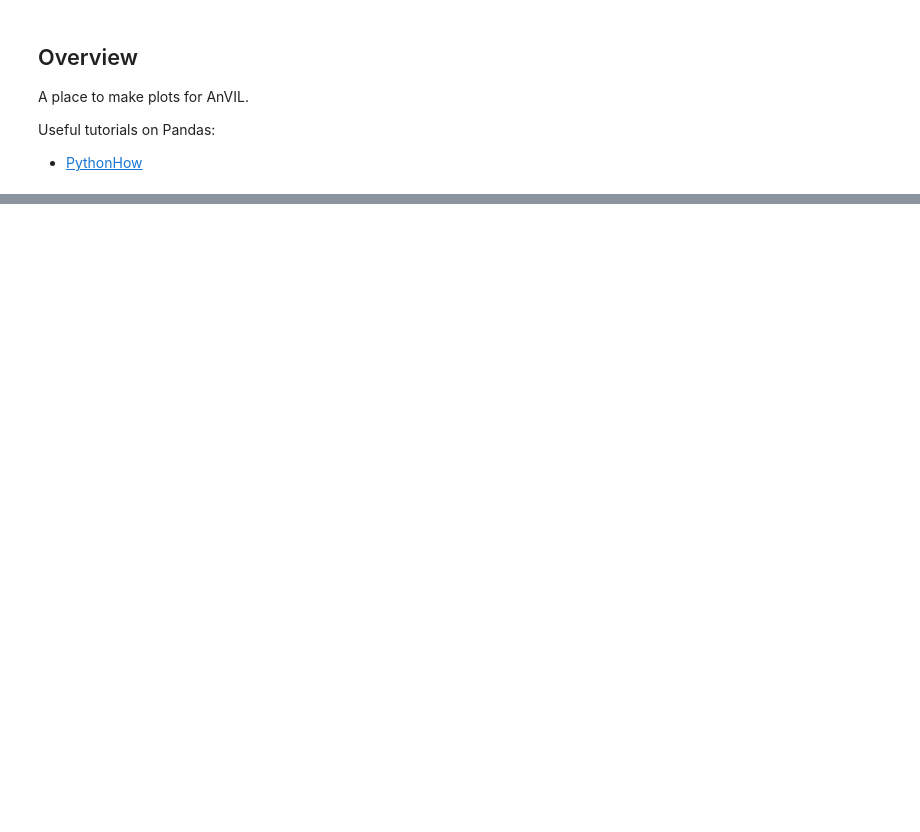
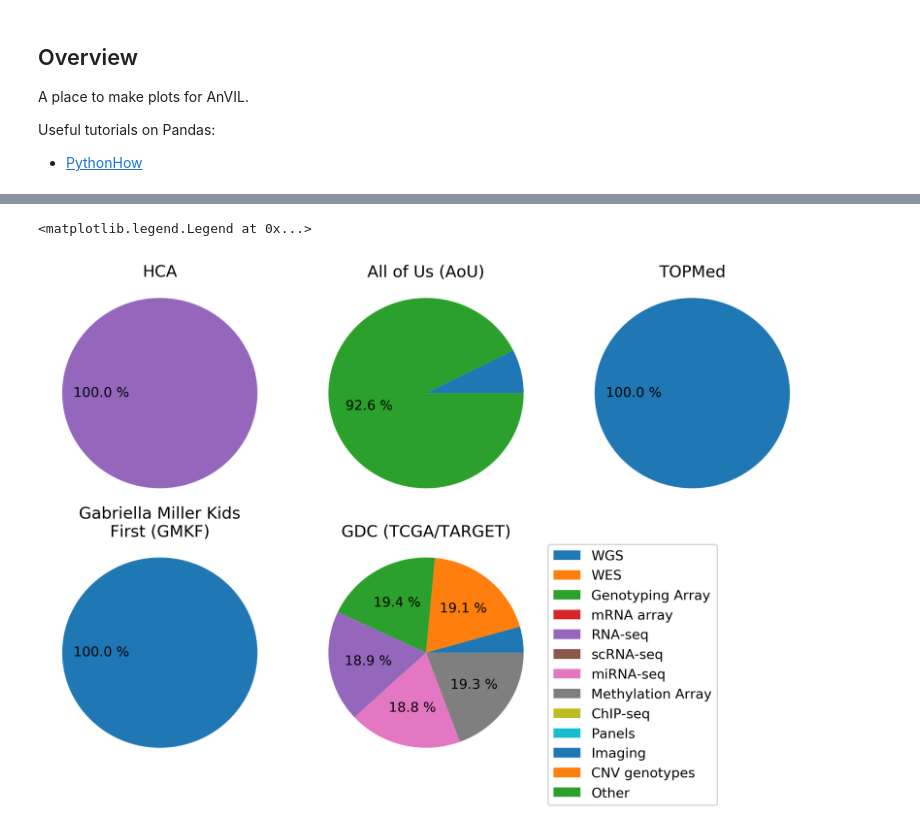
Before and after one commit to briandoconnor/my-sandbox, a Jupyter notebook: 20171014_charts_for_anvil_proposal/plots.ipynb, the cells around one changed output, grey strips where cells are left out. Saved outputs shown, nothing was run; the diff lists cells and outputs as text; code cells hidden in the pictures; blank space fills up the shorter version.

```diff
--- a/20171014_charts_for_anvil_proposal/plots.ipynb
+++ b/20171014_charts_for_anvil_proposal/plots.ipynb
@@ -65 +63,33 @@ for index, row in data.iterrows():
+# %%
+
+data = pd.read_csv('additional_datasets.tsv', sep='\t')
+data = data.set_index("Project")
+
+labels = list(data.columns.values)
+labels = labels[0:13]
+#print(labels)
+
+projects = list(data.index)
+#print(projects)
+
+# Make square figures and axes
+
+# now iterate to make the plots
+i = 1
+plt.figure(num=1, figsize=(10, 10), dpi=300)
+for index, row in data.iterrows():
+    fracs = list(row)
+    fracs = fracs[0:13]
+
+    plt.subplot(3, 3, i)
+
+    plt.pie(fracs, labels=None, autopct=my_autopct, radius=1.1)
+    plt.title(textwrap.fill(index, 25))
+
+    i = i+1
+
+plt.legend(labels=labels, bbox_to_anchor=(1.05, 1), loc=2, borderaxespad=0.)
+# %% [output]
+<matplotlib.legend.Legend at 0x...>
+[figure, added]
 # %%
```
Also changed, not shown: parts of 3 cells of this notebook, 2 other files.
